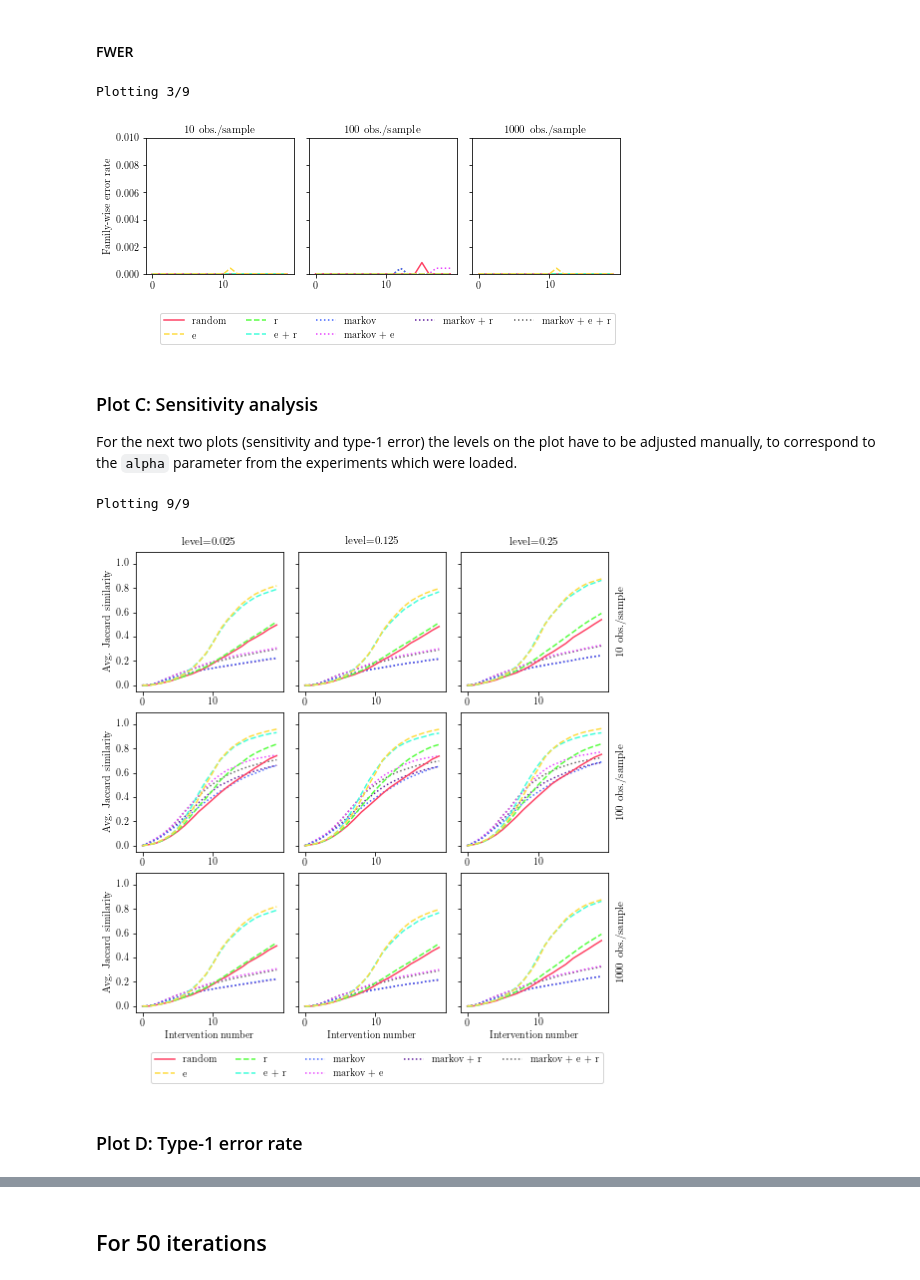
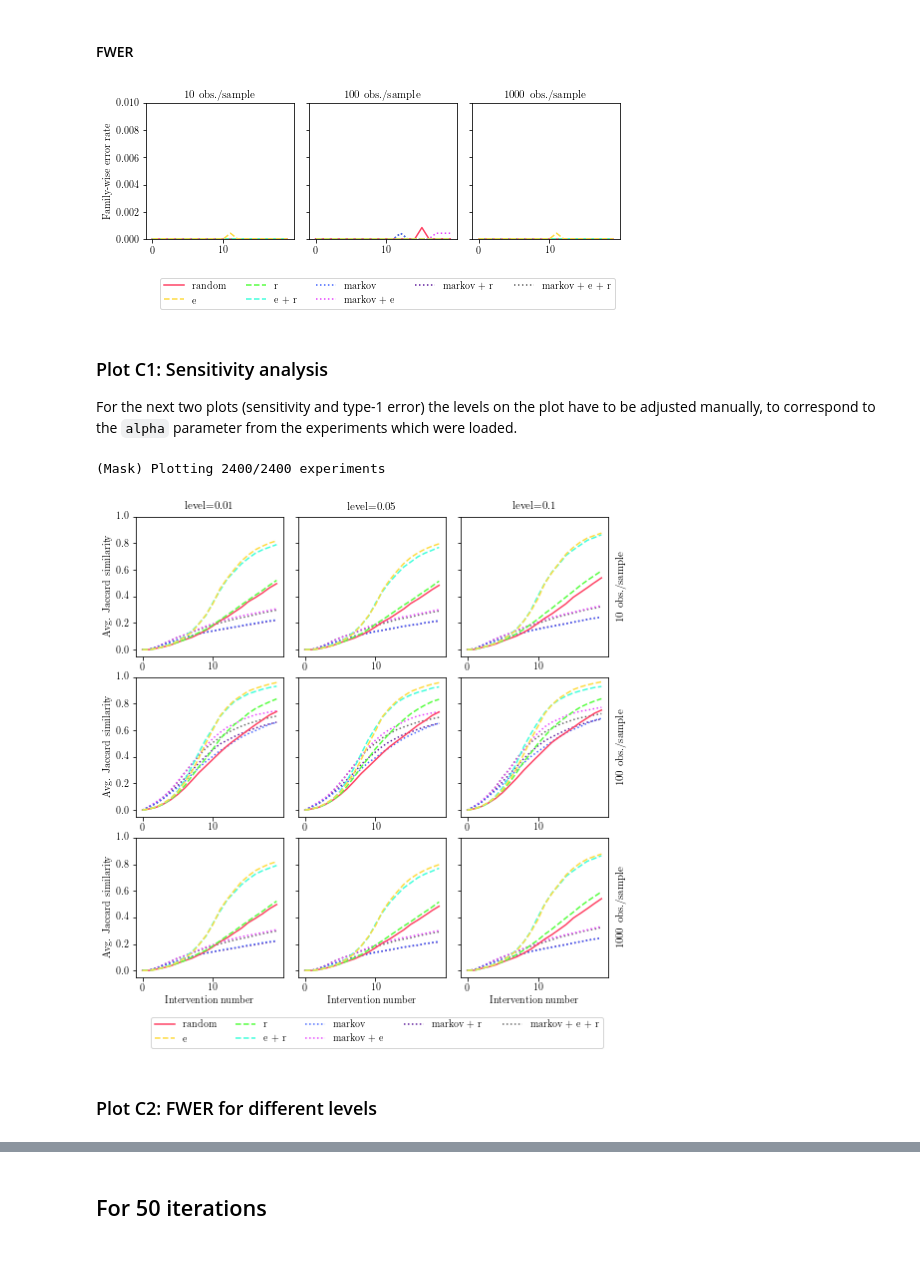
Before and after one commit to juangamella/aicp, a Jupyter notebook: plots_finite.ipynb, the cells around one changed output, grey strips where cells are left out. Saved outputs shown, nothing was run; the diff lists cells and outputs as text; code cells hidden in the pictures.

```diff
--- a/plots_finite.ipynb
+++ b/plots_finite.ipynb
@@ -219,6 +221,6 @@ print("%d graphs in total" % N)
 # %%
-graphs = []
-mask = []
+# NOTE!: Both graphs and mask variables are used! Both must be appropriately set
+graphs, mask = [], []
 degree = 15
 for i, case in enumerate(cases):
     parents, children, poc, mb = utils.graph_info(case.target, case.sem.W)
@@ -228,8 +230,8 @@ for i, case in enumerate(cases):
         mask = np.hstack([mask, np.arange(0, N*runs, N) + i])
 mask = mask.astype(int)
 
-# To select all graphs
-#graphs, mask = list(range(N)), list(range(N*runs))
+# To select all graphs, uncomment next line
+graphs, mask = list(range(N)), list(range(N*runs))
 
 # Check selection
 print(len(graphs), "graphs selected = ", len(mask), "experiments")
@@ -245,13 +247,12 @@ gs = gridspec.GridSpec(1, 3, wspace=0.10, hspace=0.2)
 plt.figure(figsize=(8.5,2.5))
 
 plot_iter = 20
-x_axis = np.arange(0, plot_iter)
 ylim = [-0.05, 1]
 linestyle = ['-', '--', '--', '--', ':', ':', ':', ':']
 zorder = [1,4,2,3,-1,-2,-3,-4,-5]
 n_samples = [10, 100]#, 1000]
 
-print("Plotting", len(mask), "experiments")
+print("(Mask) Plotting %d/%d experiments" % (len(mask), N*runs))
 
 ##############################
 # Plot trajectories
@@ -259,8 +260,8 @@ for k,n in enumerate(n_samples):
     plt.subplot(gs[k])
     ax = plt.gca()
     for i, (name, trajectories) in enumerate(Trajectories[k].items()):
-        trajectories = np.array(trajectories)[mask,:]
-        ax.plot(x_axis, trajectories.mean(axis=0)[0:plot_iter], label=name, linewidth=1.5, linestyle = linestyle[i], color=colors[i], zorder=zorder[i])
+        jac_sim = np.array(trajectories)[mask,:]
+        ax.plot(jac_sim.mean(axis=0)[0:plot_iter], label=name, linewidth=1.5, linestyle = linestyle[i], color=colors[i], zorder=zorder[i])
     plt.xlabel("Intervention number")
     plt.ylabel("Average Jaccard similarity") if k==0 else None
     ax.set_xticks(np.arange(0, plot_iter+1, 10))
@@ -291,7 +292,6 @@ plots = zip(Type1Errors, Trajectories, [10, 100, 1000])
 for i, (all_error_trajectories, jacc_trajectories, sample_size) in enumerate(plots):
     plt.subplot(gs[i])
     ax = plt.gca()
-    print("Plotting %d/%d" % (i+1, len(Type1Errors)), end="\r")
     errors = np.ones((P, N*runs, max_iter+1))
     for j, (policy_trajectories, policy_jacc_trajectories) in enumerate(zip(all_error_trajectories.values(), jacc_trajectories.values())):
         for k, (trajectory, jacc_trajectory) in enumerate(zip(policy_trajectories, policy_jacc_trajectories)):
@@ -314,60 +314,56 @@ for i, (all_error_trajectories, jacc_trajectories, sample_size) in enumerate(plo
 ax.legend(prop=fontP, ncol=5, bbox_to_anchor=(1, -.25))
 plt.savefig('figures/type1error_main.pdf', bbox_inches='tight')
 # %% [output]
-Plotting 3/9
 [figure]
 # %% [markdown]
-### Plot C: Sensitivity analysis
+### Plot C1: Sensitivity analysis
 
 For the next two plots (sensitivity and type-1 error) the levels on the plot have to be adjusted manually, to correspond to the `alpha` parameter from the experiments which were loaded.
 # %%
-levels = [0.025, 0.125, 0.25]
+levels = [0.01, 0.05, 0.1]
 # %%
 # Plot settings
 gs = gridspec.GridSpec(3, 3, wspace=0.10, hspace=0.15)
 plt.figure(figsize=(8.5,8.5))
 
 plot_iter = 20
-x_axis = np.arange(0, plot_iter)
-ylim = [-0.05, 1.1]
+ylim = [-0.05, 1]
 linestyle = ['-', '--', '--', '--', ':', ':', ':', ':']
 zorder = [1,4,2,3,-1,-2,-3,-4]
 
 plots = zip([Trajectories[i] for i in [0,3,6,1,4,7,2,5,8]],
             levels * 3,
             [10] * 3 + [100] * 3 + [1000] * 3)
 
+print("(Mask) Plotting %d/%d experiments" % (len(mask), N*runs))
+
 ##############################
-# Plot trajectories for n=10
+# Iterate over different plots
 for i, (all_trajectories, level, sample_size) in enumerate(plots):
     plt.subplot(gs[i])
     ax = plt.gca()
-    print("Plotting %d/%d" % (i+1, len(Trajectories)), end="\r")
-    jac_sim = np.ones((P, N*runs, max_iter+1))
-    for j, policy_trajectories in enumerate(all_trajectories.values()):
-        for k, trajectory in enumerate(policy_trajectories):
-            n = min(plot_iter, len(trajectory))
-            jac_sim[j, k, 0:n] = trajectory[0:n]
-    mean = np.mean(jac_sim, axis=1)
-    # Plot TPR for each policy
-    for j,name in enumerate(names):
-        ax.plot(x_axis, mean[j,x_axis], label=name, linewidth=1.5, linestyle = linestyle[j], color=colors[j], zorder=zorder[j])
+    # Plot mean jaccard sim. for each policy
+    for j, (name, policy_trajectories) in enumerate(all_trajectories.items()):
+        jac_sim = np.array(policy_trajectories)[mask,:]
+        ax.plot(jac_sim.mean(axis=0)[0:plot_iter], label=name, linewidth=1.5, linestyle = linestyle[j], color=colors[j], zorder=zorder[j])
+
     # Labels / legend
+    plt.ylabel("Avg. Jaccard similarity") if i % 3 == 0 else None
+    plt.xlabel("Intervention number") if i >= 6 else None
+    ax.set_yticklabels([]) if i % 3 != 0 else None
     if i < 3:
         ax.text(0.5,1.05,"level=%s" % level, transform=ax.transAxes, fontsize=11, ha="center")
     if i % 3 == 2:
         ax.text(1.05,0.5,"%d obs./sample" % sample_size, transform=ax.transAxes, fontsize=11, va="center", rotation=90)
-    ax.set_yticklabels([]) if i % 3 != 0 else None
     plt.ylim(ylim)
-    plt.ylabel("Avg. Jaccard similarity") if i % 3 == 0 else None
-    plt.xlabel("Intervention number") if i >= 6 else None
+
 ax.legend(prop=fontP, ncol=5, bbox_to_anchor=(1, -.25))
 plt.savefig('figures/sensitivity.pdf', bbox_inches='tight')
 # %% [output]
-Plotting 9/9
+(Mask) Plotting 2400/2400 experiments
-[figure, old version]
+[figure, new version]
-# %% [markdown]
-### Plot D: Type-1 error rate
+# %% [markdown]
+### Plot C2: FWER for different levels
 # %%
 # Plot settings
 gs = gridspec.GridSpec(3, 3, wspace=0.10, hspace=0.15)
```
Also changed, not shown: parts of 6 cells of this notebook.
